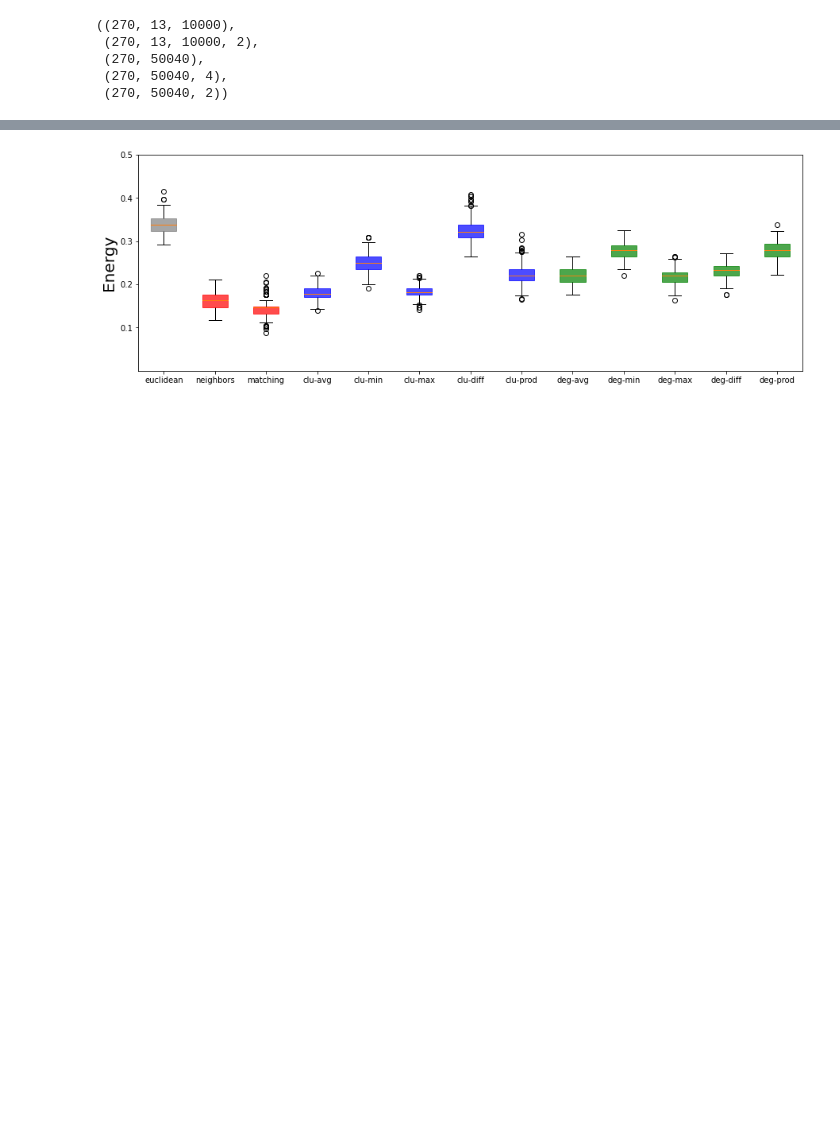
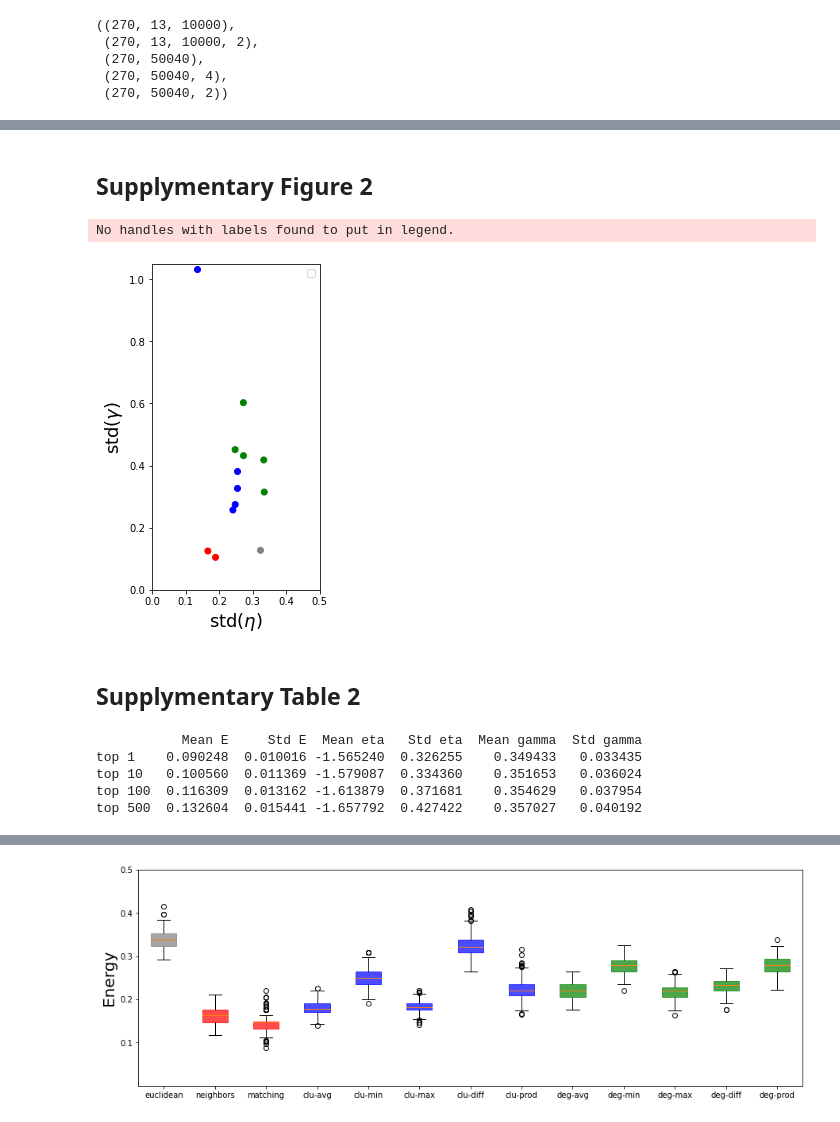
Before and after one commit to duzc-Repos/Code_for_Reproduction, a Jupyter notebook: 2021_NC_DanyalAkarca/generative_model_exploration.ipynb, the cells around one changed output, grey strips where cells are left out. Cells and saved outputs as stored; diff of their text form; code cells hidden in the pictures; blank space fills up the shorter version.

```diff
--- a/2021_NC_DanyalAkarca/generative_model_exploration.ipynb
+++ b/2021_NC_DanyalAkarca/generative_model_exploration.ipynb
@@ -209,0 +216,40 @@ np.disp(networktable)
+# %% [markdown]
+## Supplymentary Figure 2
+# %%
+eta_std = generative10000_parameters[:, :, :500, 0].mean(axis=2).std(axis=0)
+gam_std = generative10000_parameters[:, :, :500, 1].mean(axis=2).std(axis=0)
+# %%
+plt.figure(figsize=(3, 6))
+plt.scatter(eta_std, gam_std, c = ['gray'] + ['red']*2 + ['blue']*5 + ['green'] * 5)
+plt.xlim(0, 0.5)
+plt.ylim(0, 1.05)
+plt.xlabel('std$(\eta)$', size=18)
+plt.ylabel('std$(\gamma)$', size=18)
+plt.legend()
+plt.show()
+plt.close()
+# %% [output]
+No handles with labels found to put in legend.
+[figure, added]
+# %% [markdown]
+## Supplymentary Table 2
+# %%
+top_n_performance = []
+for n in [1, 10, 100, 500]:
+    if n == 1:
+        p1 = generative50000_parameters[:, :n, 0]
+        p2 = generative50000_parameters[:, :n, 1]
+
+    top_n_performance.append( [generative50000_energy[:, :n].mean(), generative50000_energy[:, :n].std(),
+                               generative50000_parameters[:, :n, 0].mean(), generative50000_parameters[:, :n, 0].std(),
+                               generative50000_parameters[:, :n, 1].mean(), generative50000_parameters[:, :n, 1].std()])
+top_n_performance =  pd.DataFrame(top_n_performance)
+top_n_performance.index = ['top 1', 'top 10', 'top 100', 'top 500']
+top_n_performance.columns = ['Mean E', 'Std E', 'Mean eta', 'Std eta', 'Mean gamma', 'Std gamma']
+np.disp(top_n_performance)
+# %% [output]
+           Mean E     Std E  Mean eta   Std eta  Mean gamma  Std gamma
+top 1    0.090248  0.010016 -1.565240  0.326255    0.349433   0.033435
+top 10   0.100560  0.011369 -1.579087  0.334360    0.351653   0.036024
+top 100  0.116309  0.013162 -1.613879  0.371681    0.354629   0.037954
+top 500  0.132604  0.015441 -1.657792  0.427422    0.357027   0.040192
```
Also changed, not shown: parts of 22 cells of this notebook, 21 other files.
